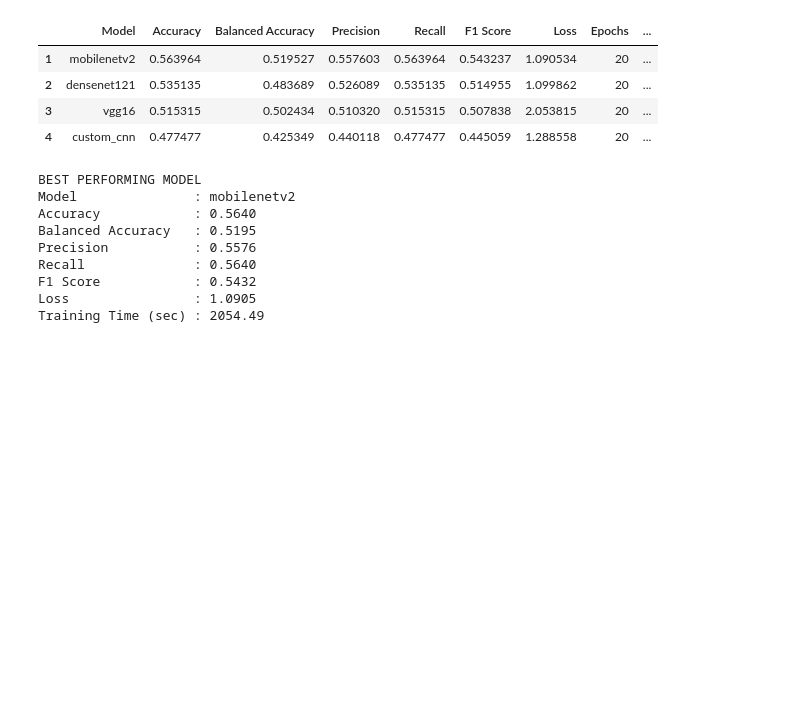
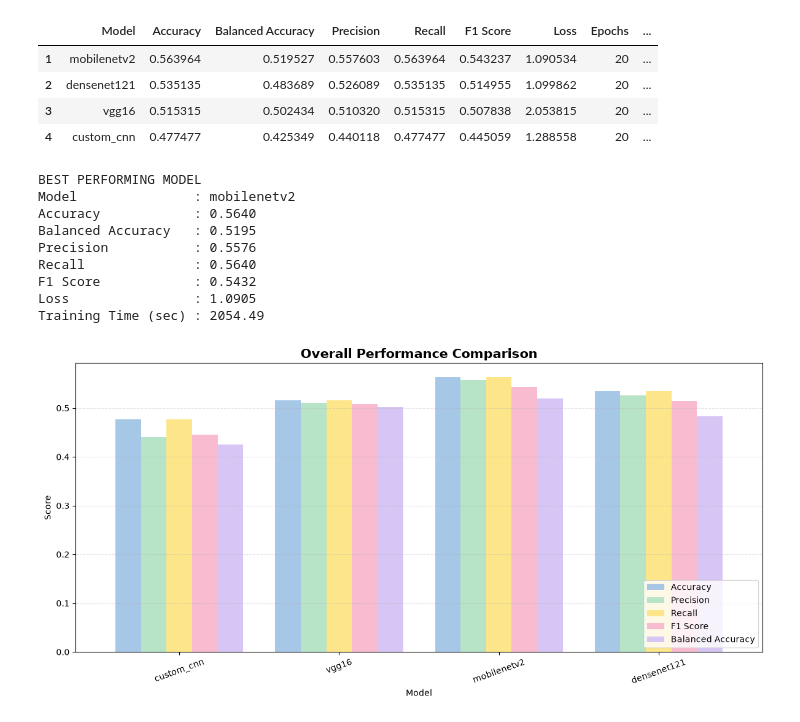
Before and after one commit to pri-13/VDD_ComparativeAnalysis, a Jupyter notebook: notebooks/05_comparison.ipynb, the cells around one changed output. Cells and saved outputs as stored; diff of their text form; code cells hidden in the pictures; blank space fills up the shorter version.

Commit message:
Updated comparison notebook

```diff
--- a/notebooks/05_comparison.ipynb
+++ b/notebooks/05_comparison.ipynb
@@ -173,3 +173,41 @@ Recall              : 0.5640
 F1 Score            : 0.5432
 Loss                : 1.0905
 Training Time (sec) : 2054.49
+# %%
+#overall performance comparison
+overall = comparison.set_index("Model")[
+    [
+        "Accuracy",
+        "Precision",
+        "Recall",
+        "F1 Score",
+        "Balanced Accuracy"
+    ]
+]
+overall_colors = [
+    "#A7C7E7",   # Accuracy
+    "#B7E4C7",   # Precision
+    "#FDE68A",   # Recall
+    "#F8BBD0",   # F1
+    "#D7C6F5"    # Balanced Accuracy
+]
+ax = overall.plot(
+    kind="bar",
+    figsize=(12,6),
+    color=overall_colors,
+    width=0.8
+)
+plt.title(
+    "Overall Performance Comparison",
+    fontsize=15,
+    fontweight="bold"
+)
+plt.ylabel("Score")
+plt.xticks(rotation=20)
+plt.grid(axis="y", linestyle="--", alpha=0.35)
+plt.legend(loc="lower right")
+plt.tight_layout()
+plt.savefig(COMPARISON_OUTPUT_DIR / "overall_performance.png", dpi=300)
+plt.show()
+# %% [output]
+[figure, added]
```
Also changed, not shown: parts of 1 cell of this notebook.
